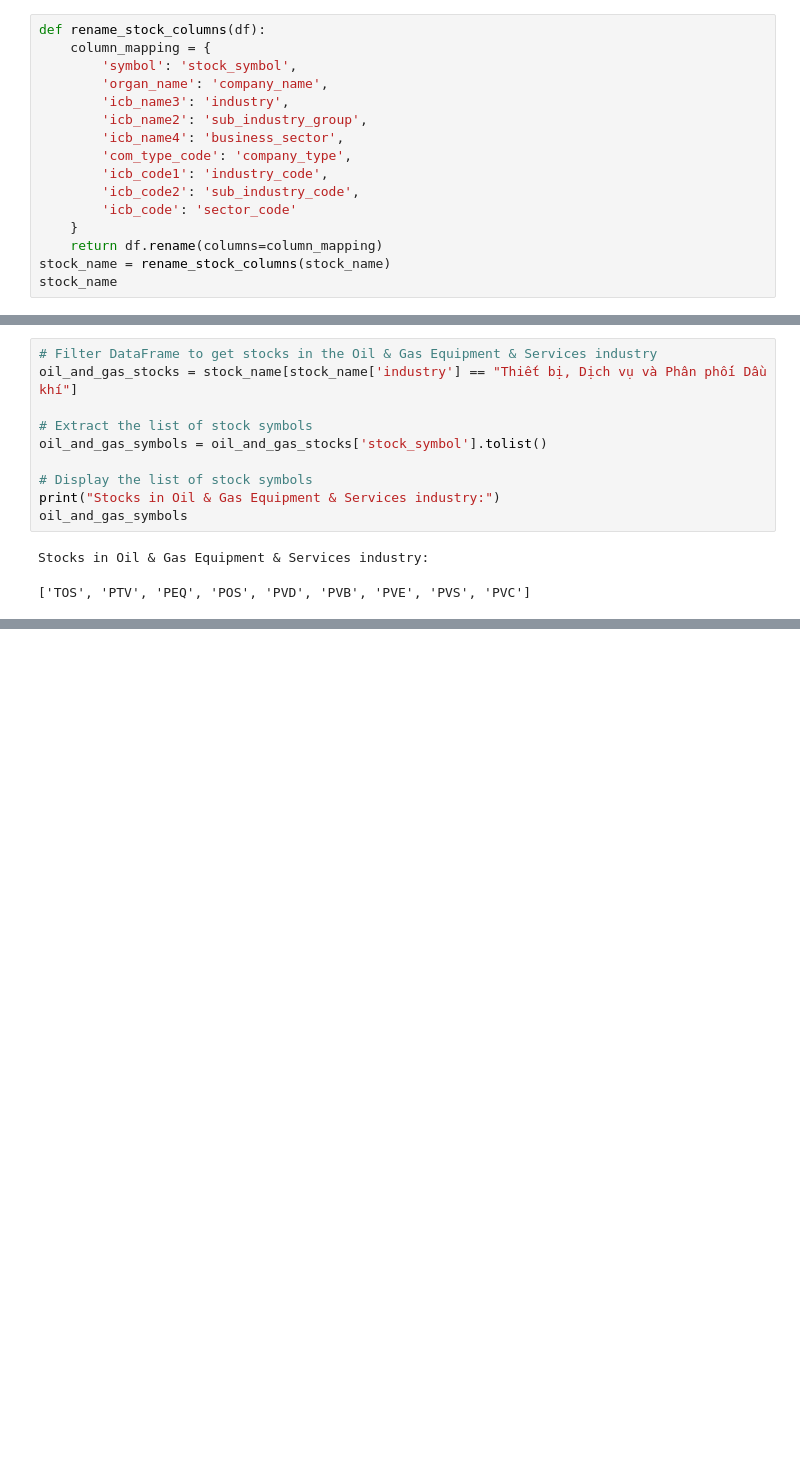
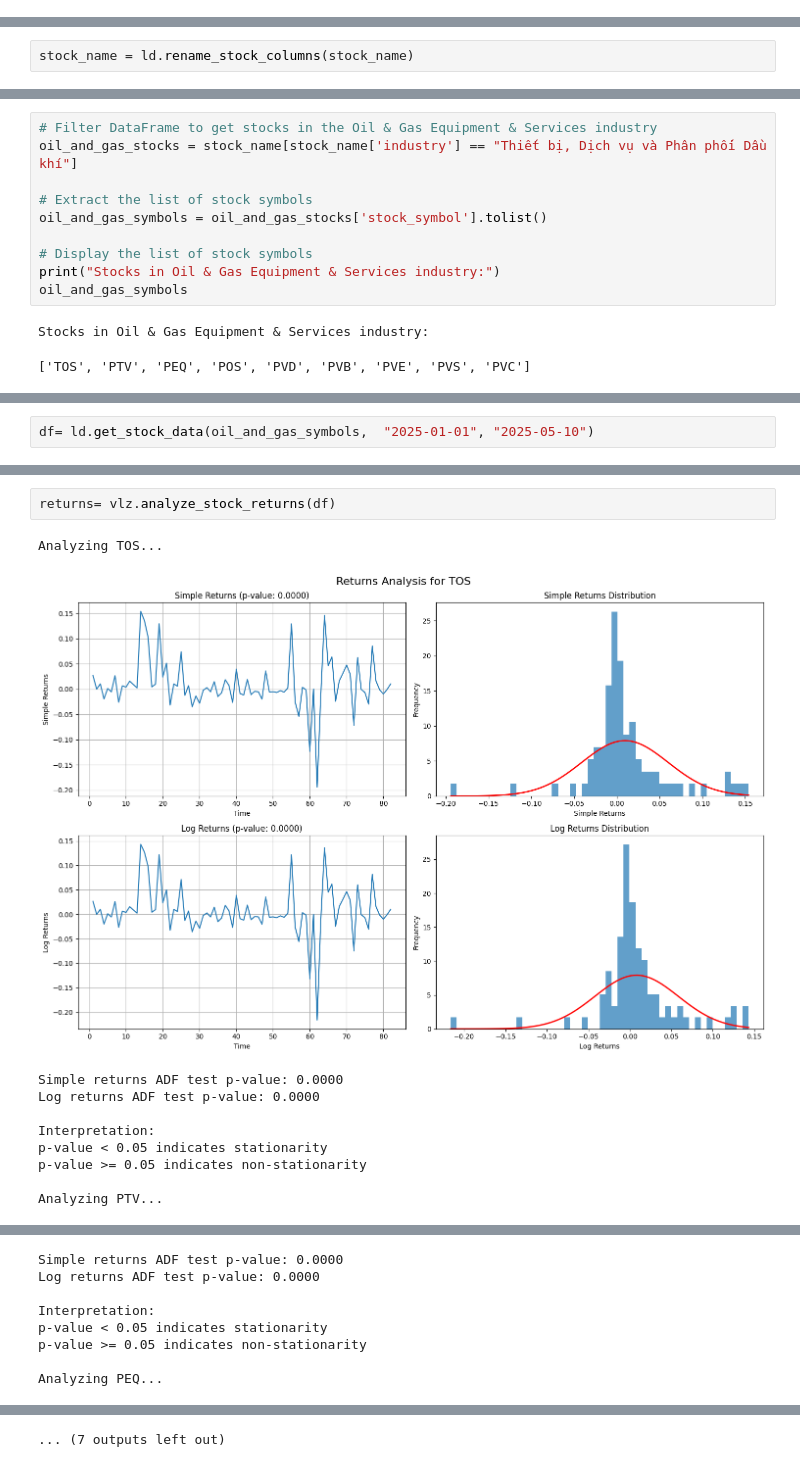
Before and after one commit to binhuyen1607/monte_carlo_simulation, a Jupyter notebook: notebooks/EDA.ipynb, the cells around one changed output, grey strips where cells are left out. Saved outputs shown, nothing was run; the diff lists cells and outputs as text; blank space fills up the shorter version.

```diff
--- a/notebooks/EDA.ipynb
+++ b/notebooks/EDA.ipynb
@@ -31,17 +45 @@ stock_name
 1593 rows × 10 columns
-# %%
-def rename_stock_columns(df):
-    column_mapping = {
-        'symbol': 'stock_symbol',
-        'organ_name': 'company_name',
-        'icb_name3': 'industry',
-        'icb_name2': 'sub_industry_group',
-        'icb_name4': 'business_sector',
-        'com_type_code': 'company_type',
-        'icb_code1': 'industry_code',
-        'icb_code2': 'sub_industry_code',
-        'icb_code': 'sector_code'
-    }
-    return df.rename(columns=column_mapping)
-stock_name = rename_stock_columns(stock_name)
-stock_name
@@ -62 +46,3 @@ stock_name
+# %%
+stock_name = ld.rename_stock_columns(stock_name)
 # %%
@@ -525,0 +100,2 @@ def monte_carlo_compare(data_dict, days=30, simulations=100000):
+# %%
+df= ld.get_stock_data(oil_and_gas_symbols,  "2025-01-01", "2025-05-10")
@@ -525,0 +112,13 @@ def monte_carlo_compare(data_dict, days=30, simulations=100000):
+# %%
+returns= vlz.analyze_stock_returns(df)
+# %% [output]
+Analyzing TOS...
+[figure, added]
+Simple returns ADF test p-value: 0.0000
+Log returns ADF test p-value: 0.0000
+
+Interpretation:
+p-value < 0.05 indicates stationarity
+p-value >= 0.05 indicates non-stationarity
+
+Analyzing PTV...
@@ -525,0 +126,8 @@ def monte_carlo_compare(data_dict, days=30, simulations=100000):
+Simple returns ADF test p-value: 0.0000
+Log returns ADF test p-value: 0.0000
+
+Interpretation:
+p-value < 0.05 indicates stationarity
+p-value >= 0.05 indicates non-stationarity
+
+Analyzing PEQ...
@@ -525,0 +162 @@ def monte_carlo_compare(data_dict, days=30, simulations=100000):
+... (7 outputs left out)
```
Also changed, not shown: parts of 26 cells of this notebook.
